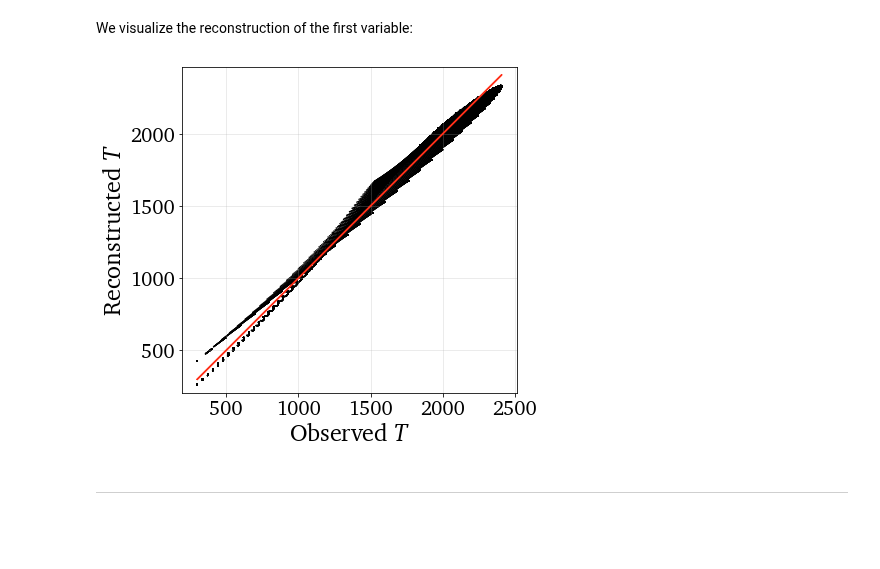
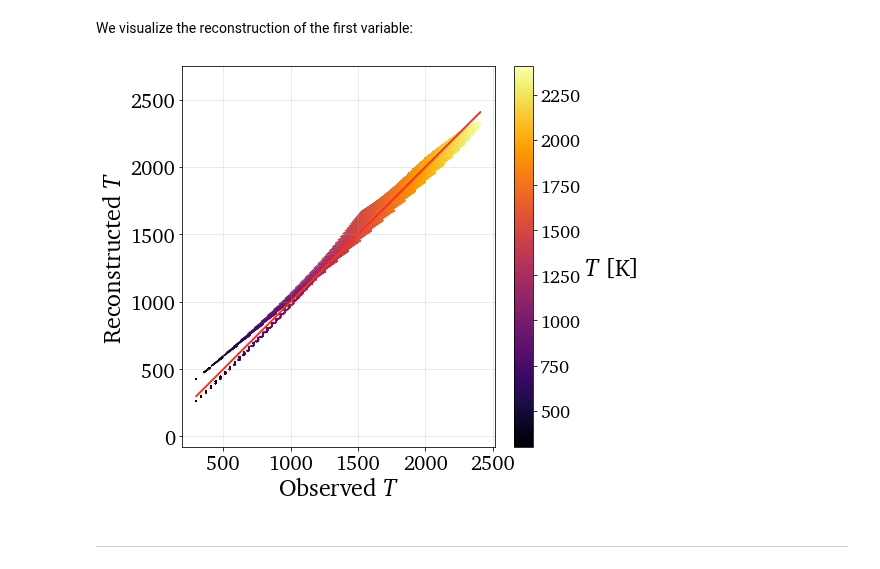
Before and after one commit to kamilazdybal/PCAfold, a Jupyter notebook: docs/tutorials/demo-pca.ipynb, the cells around one changed output. Drawn from its saved outputs; the diff is of its cells as text; code cells hidden in the pictures; blank space fills up the shorter version.

```diff
--- a/docs/tutorials/demo-pca.ipynb
+++ b/docs/tutorials/demo-pca.ipynb
@@ -326,8 +333,8 @@ X_rec = pca_X_Vast.reconstruct(principal_components)
 We visualize the reconstruction of the first variable:
 # %%
 if save_plots: save_filename = '../images/plotting-pca-parity'
-plt = reduction.plot_parity(X[:,0], X_rec[:,0], x_label='Observed $T$', y_label='Reconstructed $T$', save_filename=save_filename)
+plt = reduction.plot_parity(X[:,0], X_rec[:,0], color_variable=X[:,0], x_label='Observed $T$', y_label='Reconstructed $T$', colorbar_label='$T$ [K]', color_map='inferno', figure_size=(7,7), save_filename=save_filename)
 # %% [output]
-[figure, old version]
+[figure, new version]
 # %% [markdown]
 ***
```
Also changed, not shown: parts of 7 cells of this notebook, 7 other files.
